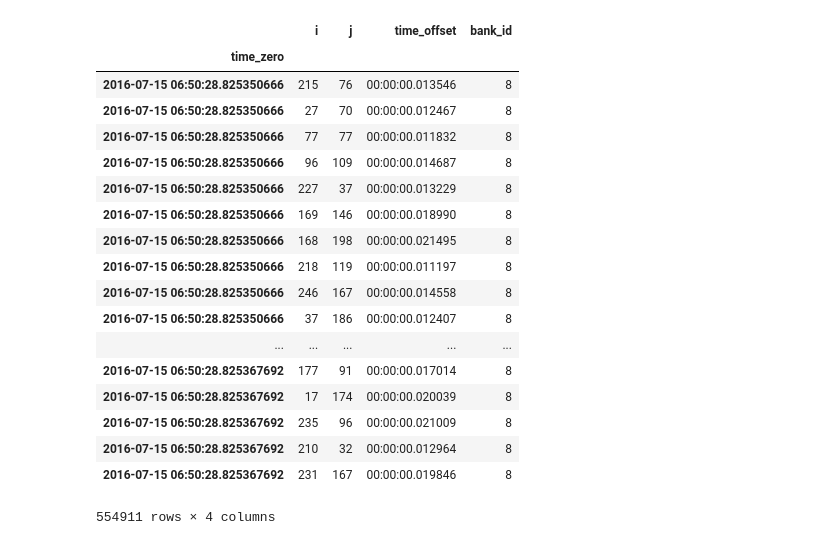
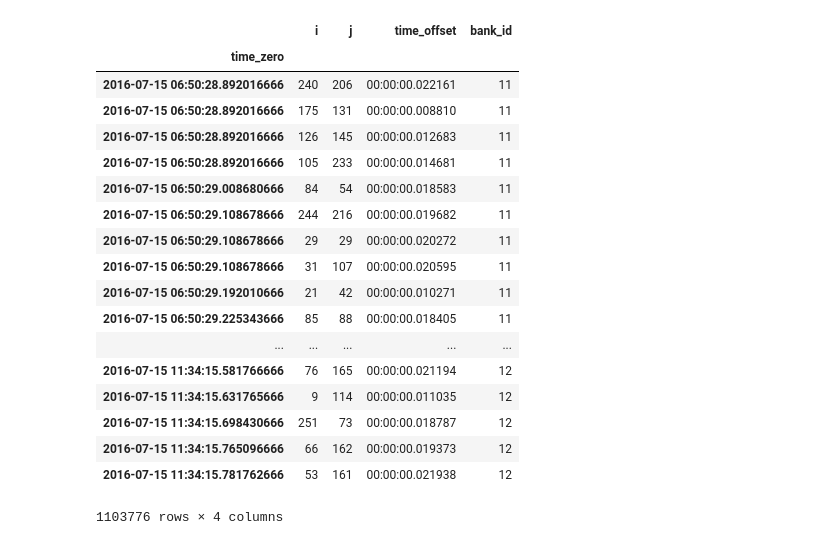
Before and after one commit to ricleal/PythonCode, a Jupyter notebook: Pandas/Mandi_event_filtering.ipynb, the cells around one changed output. Saved outputs shown, nothing was run; the diff lists cells and outputs as text; code cells hidden in the pictures.

Commit message:
Pandas event filtering

```diff
--- a/Pandas/Mandi_event_filtering.ipynb
+++ b/Pandas/Mandi_event_filtering.ipynb
@@ -9,14 +9,15 @@ import re
 # %%
 from datetime import datetime
 
-f = h5py.File("/SNS/MANDI/IPTS-8776/0/5800/NeXus/MANDI_5800_event.nxs", "r")
+f = h5py.File("/Users/rhf/MANDI_5800_event.nxs", "r")
+
 
 
 event_banks = [item for item in f["entry"].values() if isinstance(item, h5py.Group) and item.name.endswith("events")]
 
 df = pd.DataFrame()
 # %%
-for bank in event_banks[-1:]: # For debug use event_banks[-1:]
+for bank in event_banks[:2]: # For debug use event_banks[-1:]
 
     #
     # index is event id, value is pixel_id
@@ -92,3 +93,5 @@ for bank in event_banks[-1:]: # For debug use event_banks[-1:]
 
     # Append to the final table
     df = df.append(df_tmp, ignore_index = True)
+
+df
@@ -116,12 +142,12 @@ df
 # %%
-#
-# Convert TOF number to time_delta
-# SLOW!
-df['time_offset'] = pd.to_timedelta(df['time_offset'],  unit="us")
+# Just to make sure start and end times makes sense
+start_date = np.datetime64(f['entry']['start_time'].value[0])
+print(start_date)
+end_time = np.datetime64(f['entry']['end_time'].value[0])
+print(end_time)
 
 # SLOW
-start_date = np.datetime64(f['entry']['start_time'].value[0])
-df['time_zero'] = pd.to_timedelta(df.time_zero) + start_date
+df['time_zero'] = pd.to_timedelta(df.time_zero, unit='s') + start_date
 df = df.set_index('time_zero')
 
 # We don't need event id
@@ -131,19 +159,19 @@ df
 |  | i | j | time_offset | bank_id |
 | time_zero |  |  |  |  |
-| 2016-07-15 06:50:28.825350666 | 215 | 76 | 00:00:00.013546 | 8 |
-| 2016-07-15 06:50:28.825350666 | 27 | 70 | 00:00:00.012467 | 8 |
-| 2016-07-15 06:50:28.825350666 | 77 | 77 | 00:00:00.011832 | 8 |
-| 2016-07-15 06:50:28.825350666 | 96 | 109 | 00:00:00.014687 | 8 |
-| 2016-07-15 06:50:28.825350666 | 227 | 37 | 00:00:00.013229 | 8 |
-| 2016-07-15 06:50:28.825350666 | 169 | 146 | 00:00:00.018990 | 8 |
-| 2016-07-15 06:50:28.825350666 | 168 | 198 | 00:00:00.021495 | 8 |
-| 2016-07-15 06:50:28.825350666 | 218 | 119 | 00:00:00.011197 | 8 |
-| 2016-07-15 06:50:28.825350666 | 246 | 167 | 00:00:00.014558 | 8 |
-| 2016-07-15 06:50:28.825350666 | 37 | 186 | 00:00:00.012407 | 8 |
+| 2016-07-15 06:50:28.892016666 | 240 | 206 | 00:00:00.022161 | 11 |
+| 2016-07-15 06:50:28.892016666 | 175 | 131 | 00:00:00.008810 | 11 |
+| 2016-07-15 06:50:28.892016666 | 126 | 145 | 00:00:00.012683 | 11 |
+| 2016-07-15 06:50:28.892016666 | 105 | 233 | 00:00:00.014681 | 11 |
+| 2016-07-15 06:50:29.008680666 | 84 | 54 | 00:00:00.018583 | 11 |
+| 2016-07-15 06:50:29.108678666 | 244 | 216 | 00:00:00.019682 | 11 |
+| 2016-07-15 06:50:29.108678666 | 29 | 29 | 00:00:00.020272 | 11 |
+| 2016-07-15 06:50:29.108678666 | 31 | 107 | 00:00:00.020595 | 11 |
+| 2016-07-15 06:50:29.192010666 | 21 | 42 | 00:00:00.010271 | 11 |
+| 2016-07-15 06:50:29.225343666 | 85 | 88 | 00:00:00.018405 | 11 |
 | ... | ... | ... | ... | ... |
-| 2016-07-15 06:50:28.825367692 | 177 | 91 | 00:00:00.017014 | 8 |
-| 2016-07-15 06:50:28.825367692 | 17 | 174 | 00:00:00.020039 | 8 |
-| 2016-07-15 06:50:28.825367692 | 235 | 96 | 00:00:00.021009 | 8 |
-| 2016-07-15 06:50:28.825367692 | 210 | 32 | 00:00:00.012964 | 8 |
-| 2016-07-15 06:50:28.825367692 | 231 | 167 | 00:00:00.019846 | 8 |
+| 2016-07-15 11:34:15.581766666 | 76 | 165 | 00:00:00.021194 | 12 |
+| 2016-07-15 11:34:15.631765666 | 9 | 114 | 00:00:00.011035 | 12 |
+| 2016-07-15 11:34:15.698430666 | 251 | 73 | 00:00:00.018787 | 12 |
+| 2016-07-15 11:34:15.765096666 | 66 | 162 | 00:00:00.019373 | 12 |
+| 2016-07-15 11:34:15.781762666 | 53 | 161 | 00:00:00.021938 | 12 |
-554911 rows × 4 columns
+1103776 rows × 4 columns
```
Also changed, not shown: parts of 8 cells of this notebook, 1 other file.
